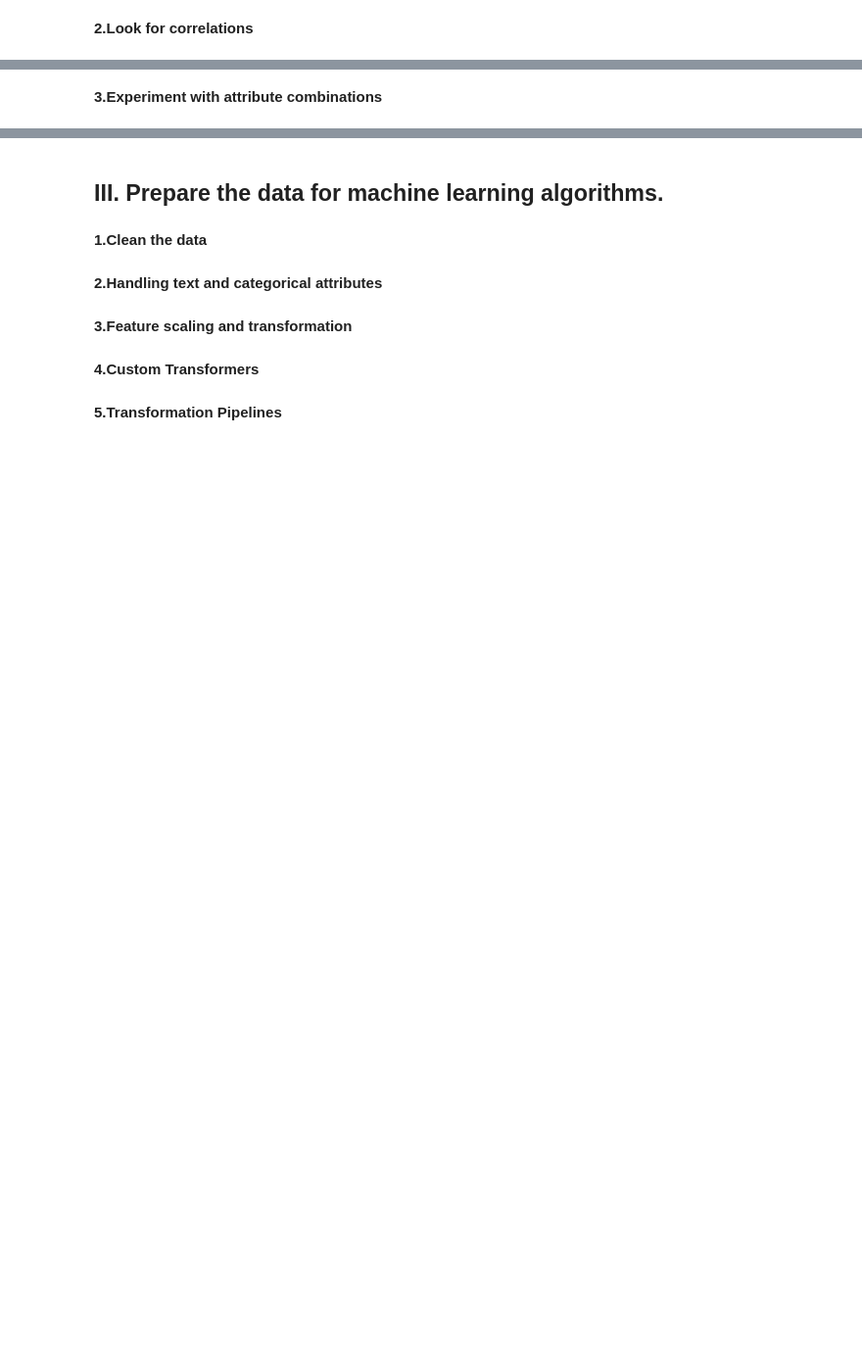
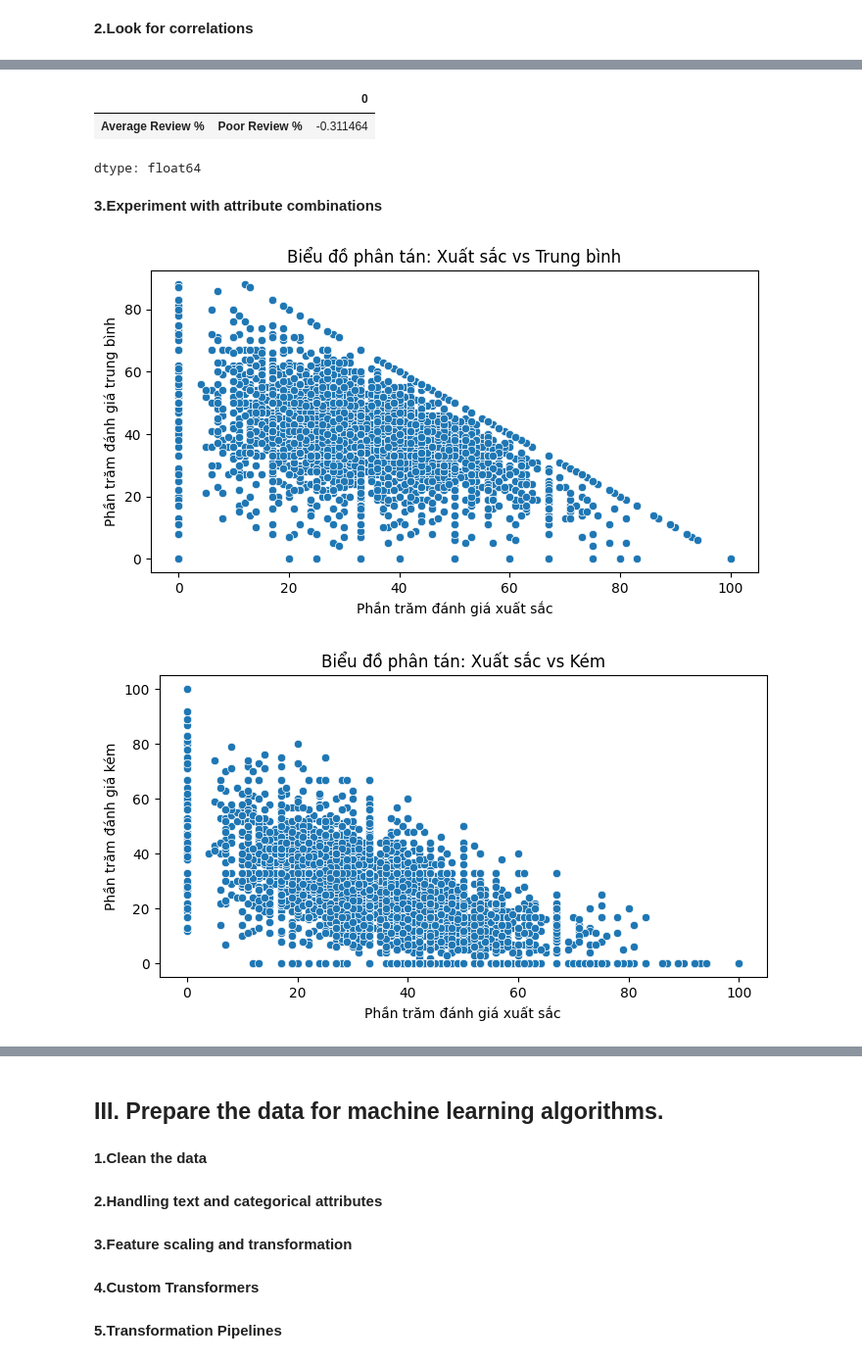
Before and after one commit to vanquyen607/MachineLearning, a Jupyter notebook: MLearning.ipynb, the cells around one changed output, grey strips where cells are left out. Shown at 98% size. Cells and saved outputs as stored; diff of their text form; code cells hidden in the pictures; blank space fills up the shorter version.

```diff
--- a/MLearning.ipynb
+++ b/MLearning.ipynb
@@ -103,2 +227,43 @@ X_train, X_test, y_train, y_test = train_test_split(X, y, test_size=0.2, random_
+# %%
+# Tìm cặp mối tương quan mạnh nhất
+correlation_matrix = Medicine_Details[['Excellent Review %', 'Average Review %', 'Poor Review %']].corr()
+strongest_correlation = correlation_matrix.unstack().sort_values(ascending=False)
+
+# Lọc ra các mối tương quan không trùng lặp
+strongest_correlation = strongest_correlation[strongest_correlation < 1]
+
+# Hiển thị mối tương quan mạnh nhất
+strongest_correlation.head(1)
+# %% [output]
+|  |  | 0 |
+| Average Review % | Poor Review % | -0.311464 |
+dtype: float64
 # %% [markdown]
 **3.Experiment with attribute combinations**
+# %%
+# Vẽ biểu đồ phân tán giữa phần trăm đánh giá xuất sắc và trung bình
+plt.figure(figsize=(8, 4))
+sns.scatterplot(data=Medicine_Details, x='Excellent Review %', y='Average Review %')
+plt.title('Biểu đồ phân tán: Xuất sắc vs Trung bình')
+plt.xlabel('Phần trăm đánh giá xuất sắc')
+plt.ylabel('Phần trăm đánh giá trung bình')
+plt.show()
+
+# Vẽ biểu đồ phân tán giữa phần trăm đánh giá xuất sắc và kém
+plt.figure(figsize=(8, 4))
+sns.scatterplot(data=Medicine_Details, x='Excellent Review %', y='Poor Review %')
+plt.title('Biểu đồ phân tán: Xuất sắc vs Kém')
+plt.xlabel('Phần trăm đánh giá xuất sắc')
+plt.ylabel('Phần trăm đánh giá kém')
+plt.show()
+
+# Vẽ biểu đồ phân tán giữa phần trăm đánh giá trung bình và kém
+plt.figure(figsize=(8, 4))
+sns.scatterplot(data=Medicine_Details, x='Average Review %', y='Poor Review %')
+plt.title('Biểu đồ phân tán: Trung bình vs Kém')
+plt.xlabel('Phần trăm đánh giá trung bình')
+plt.ylabel('Phần trăm đánh giá kém')
+plt.show()
+# %% [output]
+[figure, added]
+[figure, added]
```
Also changed, not shown: parts of 9 cells of this notebook, 1 other file.
